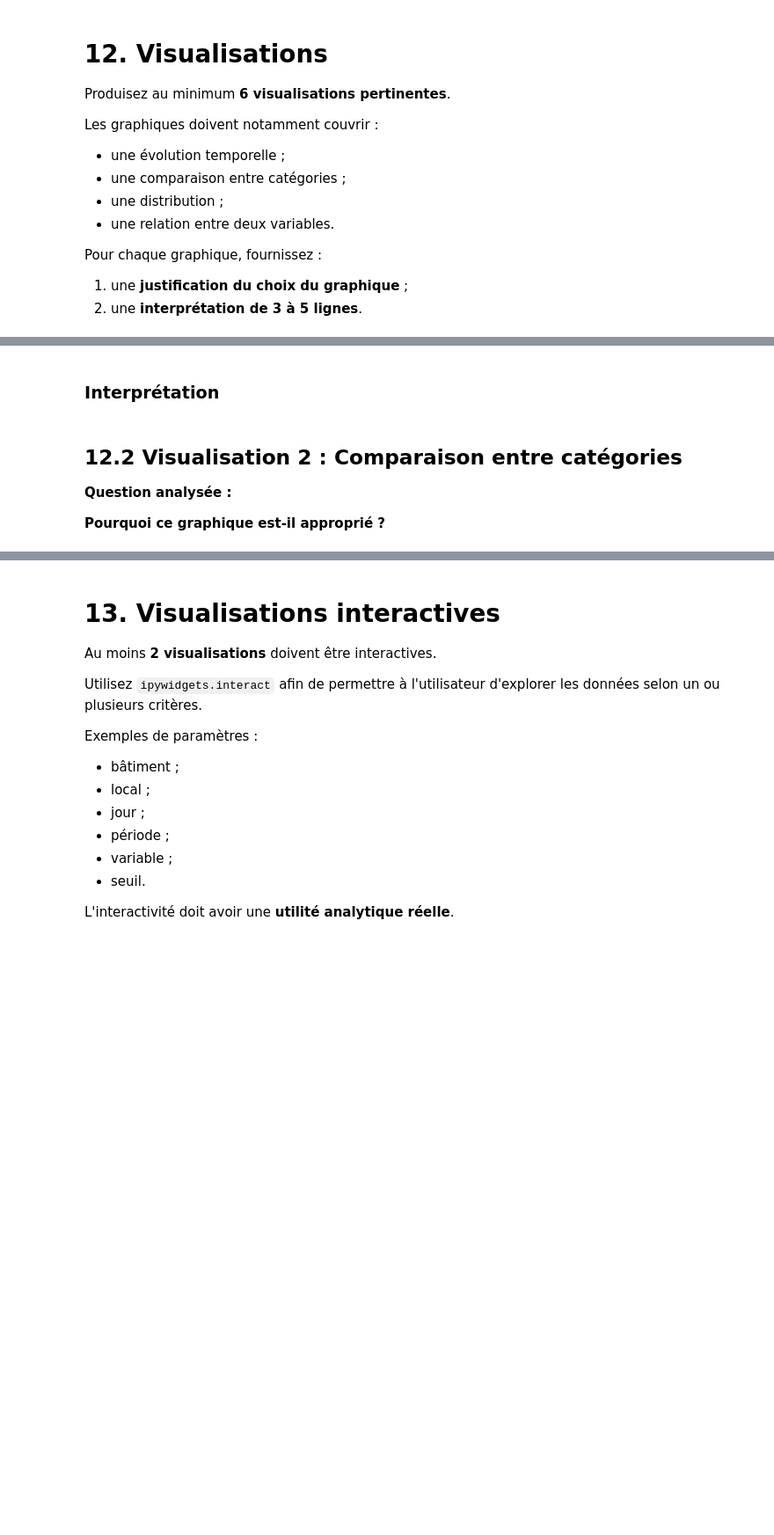
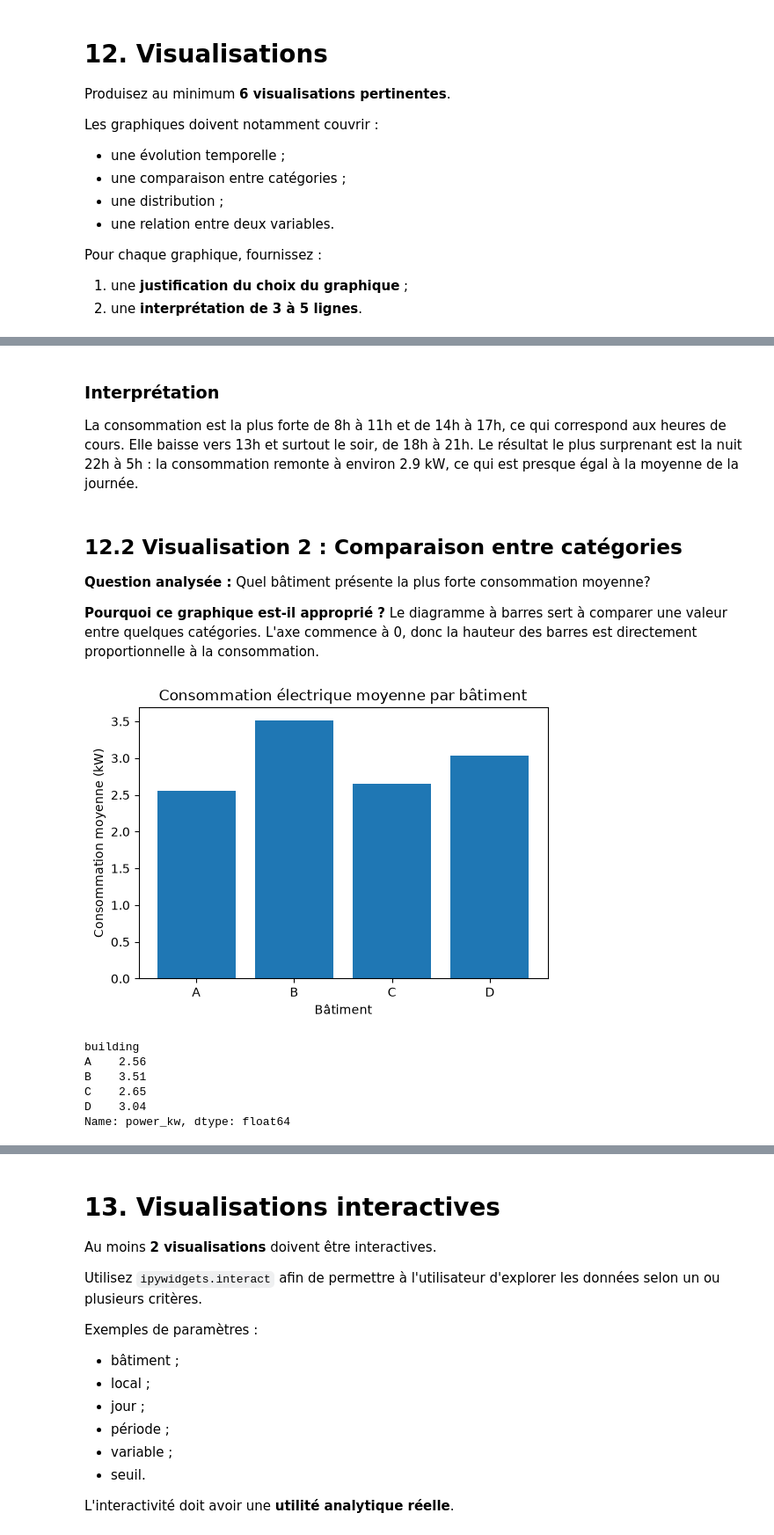
Before and after one commit to Guerre450/collecte-tp3-420-514-MV, a Jupyter notebook: TP3_EDA_DA1_DA2_DA3.ipynb, the cells around one changed output, grey strips where cells are left out. Shown at 88% size. Drawn from its saved outputs; the diff is of its cells as text; code cells hidden in the pictures; blank space fills up the shorter version.

```diff
--- a/TP3_EDA_DA1_DA2_DA3.ipynb
+++ b/TP3_EDA_DA1_DA2_DA3.ipynb
@@ -637,12 +776,32 @@ Pour chaque graphique, fournissez :
 # %% [markdown]
 ### Interprétation
+
+La consommation est la plus forte de 8h à 11h et de 14h à 17h, ce qui correspond aux heures de cours. Elle baisse vers 13h et surtout le soir, de 18h à 21h. Le résultat le plus surprenant est la nuit 22h à 5h : la consommation remonte à environ 2.9 kW, ce qui est presque égal à la moyenne de la journée.
 # %% [markdown]
 ## 12.2 Visualisation 2 : Comparaison entre catégories
 
-**Question analysée :**
+**Question analysée :** Quel bâtiment présente la plus forte consommation moyenne?
 
-**Pourquoi ce graphique est-il approprié ?**
+**Pourquoi ce graphique est-il approprié ?** Le diagramme à barres sert à comparer une valeur entre quelques catégories. L'axe commence à 0, donc la hauteur des barres est directement proportionnelle à la consommation.
 # %%
 # Visualisation 2
+conso_par_batiment = df.groupby("building")["power_kw"].mean()
+
+plt.figure(figsize=(6, 4))
+plt.bar(conso_par_batiment.index, conso_par_batiment.values)
+plt.title("Consommation électrique moyenne par bâtiment")
+plt.xlabel("Bâtiment")
+plt.ylabel("Consommation moyenne (kW)")
+plt.show()
+
+print(conso_par_batiment.round(2))
+# %% [output]
+[figure, added]
+building
+A    2.56
+B    3.51
+C    2.65
+D    3.04
+Name: power_kw, dtype: float64
 # %% [markdown]
 ### Interprétation
```
Also changed, not shown: parts of 31 cells of this notebook.
